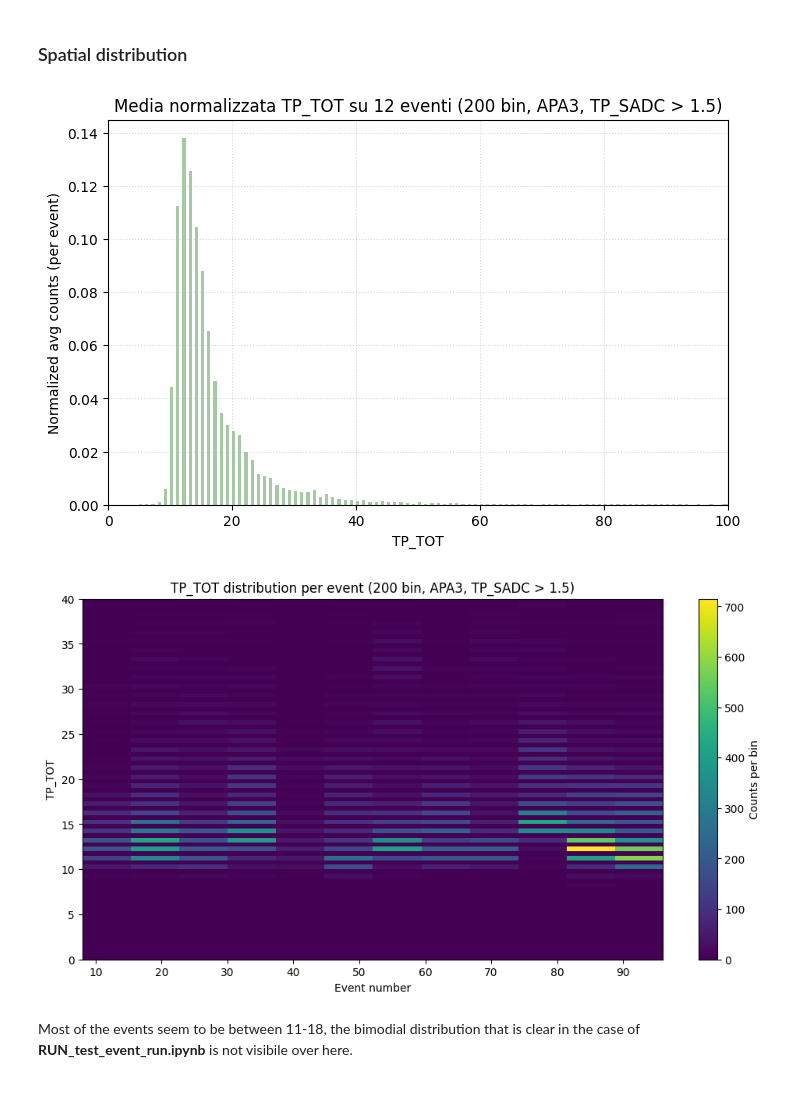
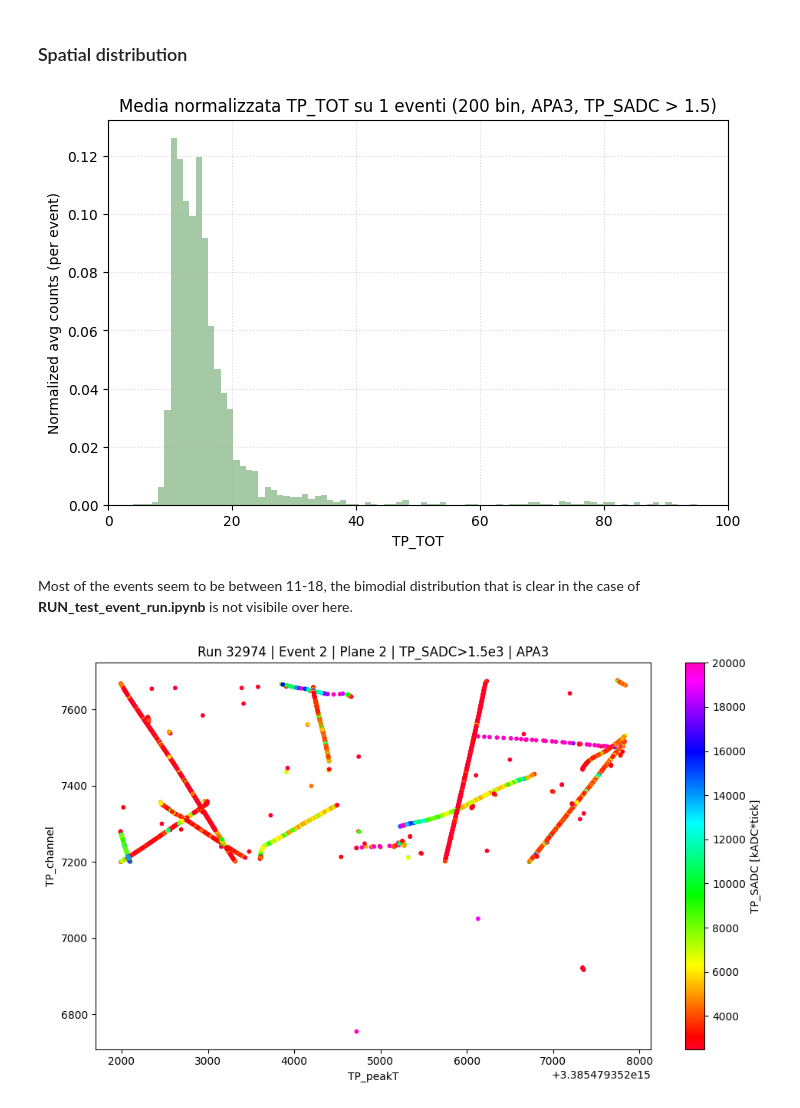
Before and after one commit to JuliaFavaro/SS25_TP_ProtoDUNE, a Jupyter notebook: src/RUN_test_run.ipynb, the cells around one changed output. Saved outputs shown, nothing was run; the diff lists cells and outputs as text; code cells hidden in the pictures.

```diff
--- a/src/RUN_test_run.ipynb
+++ b/src/RUN_test_run.ipynb
@@ -302,7 +302,7 @@ def plot_TPC_activity(tp_df, thresh, thresh_type="TP_peakADC", vmin=None, vmax=N
         plt.title(f"Total TP Count per APA ({thresh_type} > {thresh})")
         plt.show()
 # %%
-mask = (tps['event'] < 100)
+mask = (tps['event'] < 10)
 tps_subset = tps[mask]
 tps_subset.run_name = tps.run_name
 
@@ -332,8 +332,8 @@ Big dots are just particles perpedincular to one single channel and therefore re
 ### Spatial distribution
 # %%
 filtered_tps= tps_subset[tps_subset.TP_SADC / 1e3 > threshold_sadc]
-filtered_APA3=filtered_tps[(filtered_tps.TP_channel>=apa_ranges["APA3"][0]) & (filtered_tps.TP_channel<apa_ranges["APA3"][1])]
-filtered_APA3.run_name = tps.run_name
+filtered_APA2=filtered_tps[(filtered_tps.TP_channel>=apa_ranges["APA2"][0]) & (filtered_tps.TP_channel<apa_ranges["APA2"][1])]
+filtered_APA2.run_name = tps.run_name
 # %%
 """
 Event-by-Event TP_TOT Distribution Analysis for APA3
@@ -354,55 +354,60 @@ Motivation:
 - Different cosmic ray events may be dominated by different track types or signal populations: aggregating all TP_TOT values can lead to merging and overlapping peaks,
 resulting in a smoother distribution that obscures distinct features.
 - This approach wants to reveal common structural features across events
 
 Binning: 200 bins from 0 to 100 TP_TOT units for high resolution
 """
 
-events = np.sort(filtered_APA3['event'].unique())
-bins = np.linspace(0, 100, 201)  # 200 bin da 0 a 100
+events = np.sort(filtered_APA2['event'].unique())
+bins = np.linspace(0, 100, 100)  # 200 bin da 0 a 100
 #: in alcuni eventi possono dominare certe tracce o tipologie di segnali che producono un picco, in altri eventi un’altra popolazione.
 # Sommando tutto, i picchi possono “mescolarsi” e sovrapporsi, risultando in una distribuzione più smooth e larga senza due massimi evidenti.
 
 # ================= TP_TOT =================
 # Invece di sommare tutte le TP_TOT di 88 eventi insieme, calcola la distribuzione per ogni evento e poi somma (“stacked histogram”) o fai la media delle distribuzioni normalizzate.
 # Questo evita che eventi molto “ricchi” dominino la statistica, e fa emergere strutture comuni.
 all_event_histos_tot = []
 for ev in events:
-    dat = filtered_APA3[filtered_APA3['event'] == ev]['TP_TOT']
+    dat = filtered_APA2[filtered_APA2['event'] == ev]['TP_TOT']
     counts, _ = np.histogram(dat, bins=bins)
     if counts.sum() > 0:
         counts = counts / counts.sum()
     all_event_histos_tot.append(counts)
 mean_histo_tot = np.mean(all_event_histos_tot, axis=0)
 
 plt.figure(figsize=(8,5))
 plt.bar((bins[:-1]+bins[1:])/2, mean_histo_tot, width=np.diff(bins), color='darkseagreen', alpha=0.8)
 plt.xlabel("TP_TOT")
 plt.ylabel("Normalized avg counts (per event)")
 plt.title(f"Media normalizzata TP_TOT su {len(events)} eventi (200 bin, APA3, TP_SADC > {threshold_sadc})")
 plt.xlim(0, 100)
 plt.grid(True, linestyle="dotted", alpha=0.5)
 plt.show()
-
-# Heatmap TP_TOT vs event
-histos_tot = []
-for ev in events:
-    dat = filtered_APA3[filtered_APA3['event'] == ev]['TP_TOT']
-    counts, _ = np.histogram(dat, bins=bins)
-    histos_tot.append(counts)
-histos_tot = np.array(histos_tot)
-plt.figure(figsize=(12,6))
-plt.imshow(histos_tot.T, aspect='auto', origin='lower',
-           extent=[events[0], events[-1], bins[0], bins[-1]],
-           cmap='viridis')
-plt.xlabel("Event number")
-plt.ylabel("TP_TOT")
-plt.title(f"TP_TOT distribution per event (200 bin, APA3, TP_SADC > {threshold_sadc})")
-plt.colorbar(label="Counts per bin")
-plt.ylim(0, 40)
-plt.show()
 # %% [output]
-[figure, old version]
+[figure, new version]
-[figure, removed]
 # %% [markdown]
 Most of the events seem to be between 11-18, the bimodial distribution that is clear in the case of **RUN_test_event_run.ipynb** is not visibile over here.
+# %%
+# Parameters
+cmap = "gist_rainbow"
+vmin, vmax = 2500, 20000
+
+plt.figure(figsize=(10,6))
+sc = plt.scatter(
+    filtered_APA2["TP_peakT"],
+    filtered_APA2["TP_channel"],
+    s=10,
+    c=filtered_APA2["TP_SADC"],
+    cmap=cmap,
+    vmin=vmin,
+    vmax=vmax
+)
+plt.title(make_title(tps['run'].unique()[0], plane, "TP_SADC>1.5e3") + " | APA3")
+plt.xlabel("TP_peakT")
+plt.ylabel("TP_channel")
+cbar = plt.colorbar(sc)
+cbar.set_label("TP_SADC [kADC*tick]")
+plt.tight_layout()
+plt.show()
+# %% [output]
+[figure, added]
```
Also changed, not shown: parts of 1 cell of this notebook.
